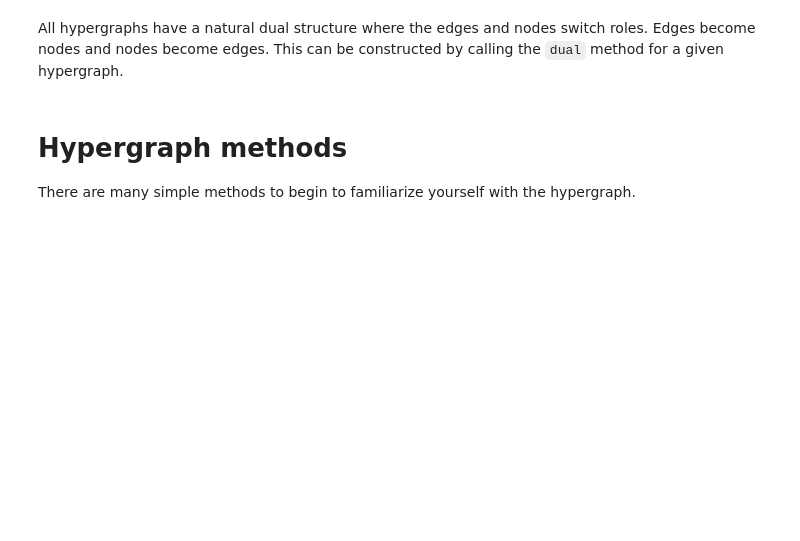
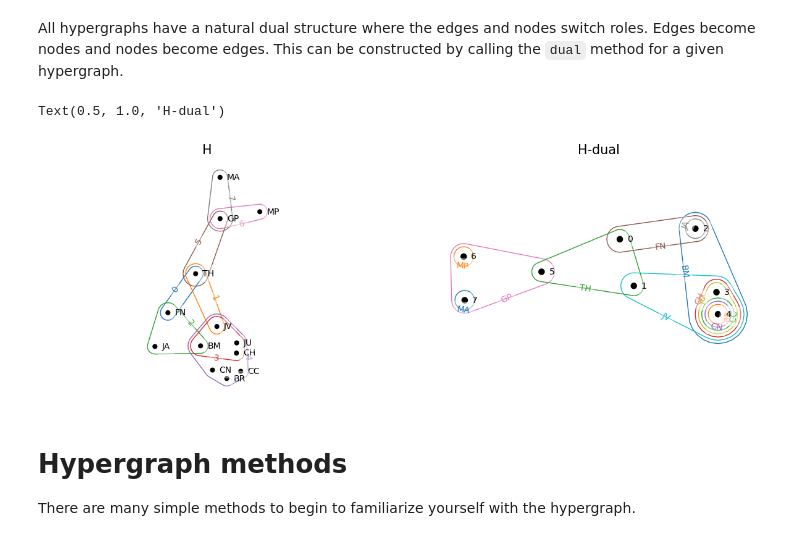
Before and after one commit to pnnl/HyperNetX, a Jupyter notebook: tutorials/Tutorial 1 - HNX Basics.ipynb, the cells around one changed output. Cells and saved outputs as stored; diff of their text form; code cells hidden in the pictures; blank space fills up the shorter version.

```diff
--- a/tutorials/Tutorial 1 - HNX Basics.ipynb
+++ b/tutorials/Tutorial 1 - HNX Basics.ipynb
@@ -52,3 +52,13 @@ hnx.draw(HD)
+# %%
+fig,ax = plt.subplots(1,2,figsize=(15,5))
+HD = H.dual()
+hnx.draw(H,ax=ax[0])
+ax[0].set_title("H",fontsize=15)
+hnx.draw(HD,ax=ax[1])
+ax[1].set_title("H-dual",fontsize=15)
+# %% [output]
+Text(0.5, 1.0, 'H-dual')
+[figure, added]
 # %% [markdown]
 # Hypergraph methods
 There are many simple methods to begin to familiarize yourself with the hypergraph.
```
Also changed, not shown: parts of 77 cells of this notebook, 4 other files.
